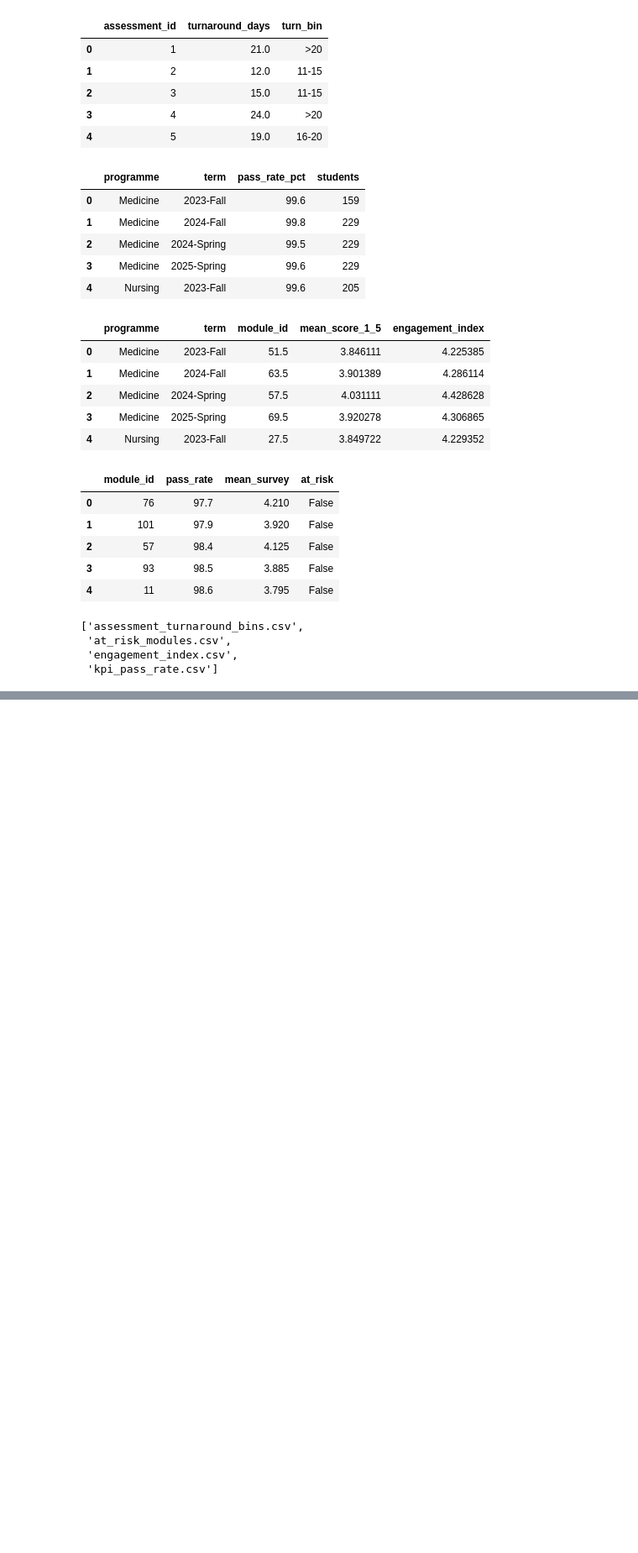
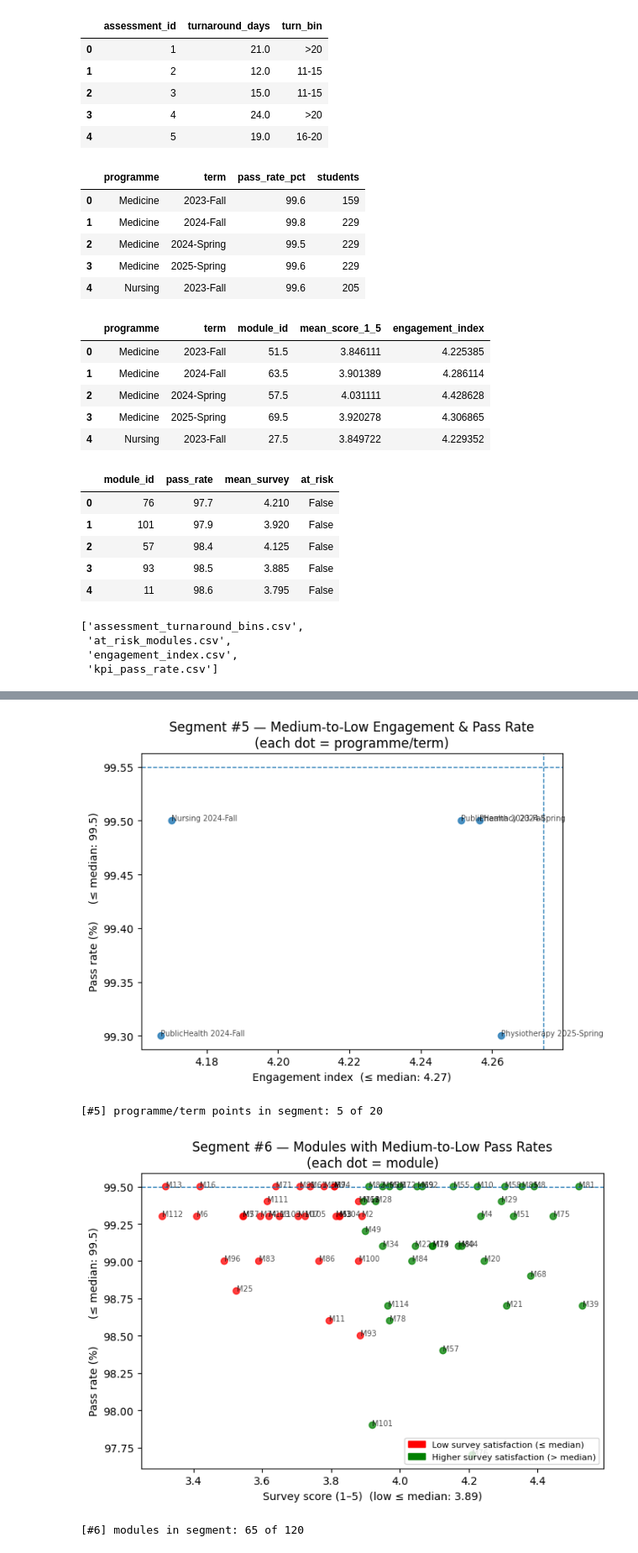
Before and after one commit to hellosultan/quality-enhancement-analytics, a Jupyter notebook: notebooks/analysis.ipynb, the cells around one changed output, grey strips where cells are left out. Shown at 84% size. Cells and saved outputs as stored; diff of their text form; code cells hidden in the pictures; blank space fills up the shorter version.

```diff
--- a/notebooks/analysis.ipynb
+++ b/notebooks/analysis.ipynb
@@ -335,0 +414,69 @@ conn.close()
+# %%
+import numpy as np
+import matplotlib.pyplot as plt
+from pathlib import Path
+
+outdir = Path("reports/figures"); outdir.mkdir(parents=True, exist_ok=True)
+
+# ---------- Graph #5: Medium-to-low ENGAGEMENT & PASS (programme/term) ----------
+cut_eng = merged["engagement_index"].median()
+cut_pass_prog = merged["pass_rate_pct"].median()
+
+seg5 = merged[(merged["engagement_index"] <= cut_eng) &
+              (merged["pass_rate_pct"]  <= cut_pass_prog)].copy()
+
+plt.figure(figsize=(7,5))
+plt.scatter(seg5["engagement_index"], seg5["pass_rate_pct"], alpha=0.8)
+
+# add programme + term labels
+for _, row in seg5.iterrows():
+    plt.text(row["engagement_index"], row["pass_rate_pct"],
+             f"{row['programme']} {row['term']}", fontsize=7, alpha=0.7)
+
+plt.title("Segment #5 — Medium-to-Low Engagement & Pass Rate\n(each dot = programme/term)")
+plt.xlabel(f"Engagement index  (≤ median: {cut_eng:.2f})")
+plt.ylabel(f"Pass rate (%)     (≤ median: {cut_pass_prog:.1f})")
+plt.axvline(cut_eng, linestyle="--", linewidth=1)
+plt.axhline(cut_pass_prog, linestyle="--", linewidth=1)
+plt.tight_layout()
+plt.savefig(outdir/"segment_5_mediumlow_engagement_pass_labeled.png", dpi=150)
+plt.show()
+
+print(f"[#5] programme/term points in segment: {len(seg5)} of {len(merged)}")
+
+# ---------- Graph #6: Medium-to-low PASS (modules) ----------
+cut_pass_mod = risk["pass_rate"].median()
+low_svy_cut = risk["mean_survey"].median()
+
+seg6 = risk[risk["pass_rate"] <= cut_pass_mod].copy()
+colors = np.where(seg6["mean_survey"] <= low_svy_cut, "red", "green")
+
+plt.figure(figsize=(7,5))
+scatter = plt.scatter(seg6["mean_survey"], seg6["pass_rate"], c=colors, alpha=0.75)
+
+# Add module IDs
+for _, row in seg6.iterrows():
+    plt.text(row["mean_survey"], row["pass_rate"],
+             f"M{row['module_id']}", fontsize=7, alpha=0.7)
+
+plt.title("Segment #6 — Modules with Medium-to-Low Pass Rates\n(each dot = module)")
+plt.xlabel(f"Survey score (1–5)  (low ≤ median: {low_svy_cut:.2f})")
+plt.ylabel(f"Pass rate (%)        (≤ median: {cut_pass_mod:.1f})")
+plt.axhline(cut_pass_mod, linestyle="--", linewidth=1)
+
+# Legend for red/green
+import matplotlib.patches as mpatches
+red_patch = mpatches.Patch(color='red', label='Low survey satisfaction (≤ median)')
+green_patch = mpatches.Patch(color='green', label='Higher survey satisfaction (> median)')
+plt.legend(handles=[red_patch, green_patch], loc="lower right", fontsize=8)
+
+plt.tight_layout()
+plt.savefig(outdir/"segment_6_mediumlow_module_pass_labeled.png", dpi=150)
+plt.show()
+
+print(f"[#6] modules in segment: {len(seg6)} of {len(risk)}")
+# %% [output]
+[figure, added]
+[#5] programme/term points in segment: 5 of 20
+[figure, added]
+[#6] modules in segment: 65 of 120
```
Also changed, not shown: parts of 3 cells of this notebook.
